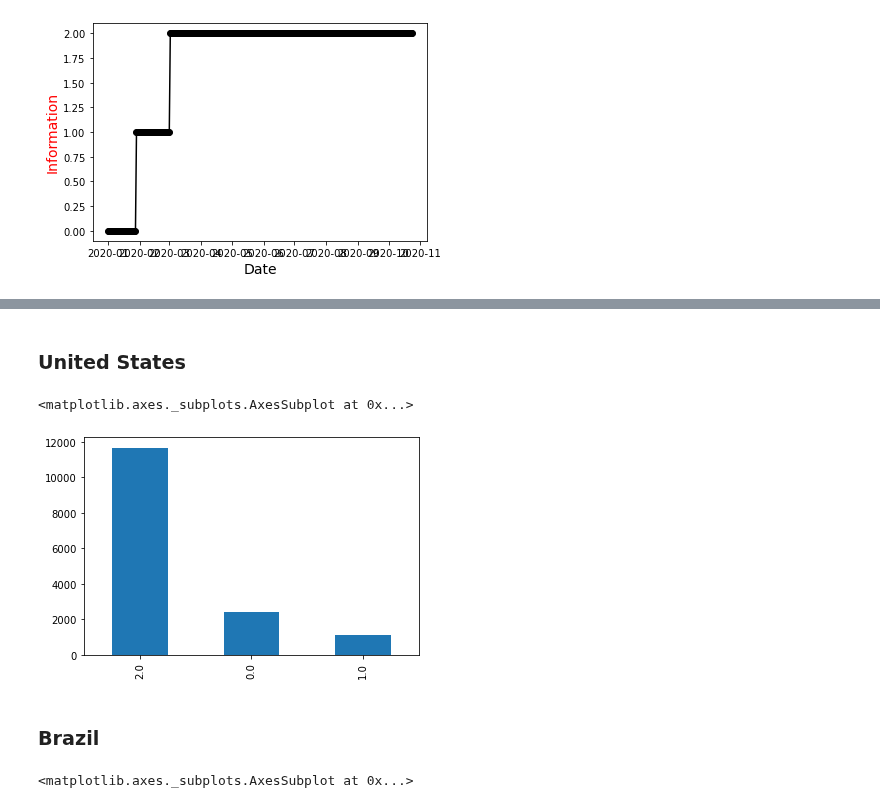
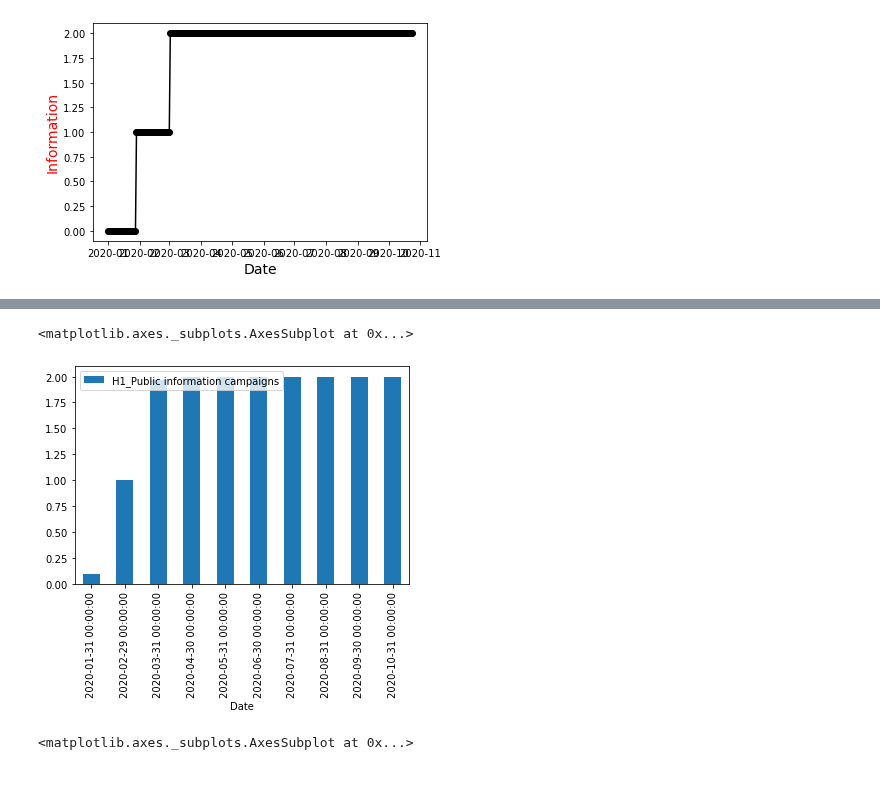
Before and after one commit to rejane-b/Project_1, a Jupyter notebook: Wolphy.ipynb, the cells around one changed output, grey strips where cells are left out. Drawn from its saved outputs; the diff is of its cells as text; code cells hidden in the pictures; blank space fills up the shorter version.

```diff
--- a/Wolphy.ipynb
+++ b/Wolphy.ipynb
@@ -225,12 +246,8 @@ Text(0, 0.5, 'Information')
-# %% [markdown]
-### United States
 # %%
-US['H1_Public information campaigns'].value_counts().plot(kind='bar')
+(Brazil.groupby(pd.Grouper(key='Date',freq='M')).agg({'H1_Public information campaigns':'mean'})).plot(kind='bar')
 # %% [output]
 <matplotlib.axes._subplots.AxesSubplot at 0x...>
-[figure, old version]
+[figure, new version]
-# %% [markdown]
-### Brazil
 # %%
 Brazil['H1_Public information campaigns'].value_counts().plot(kind='bar')
 # %% [output]
```
Also changed, not shown: parts of 41 cells of this notebook.
